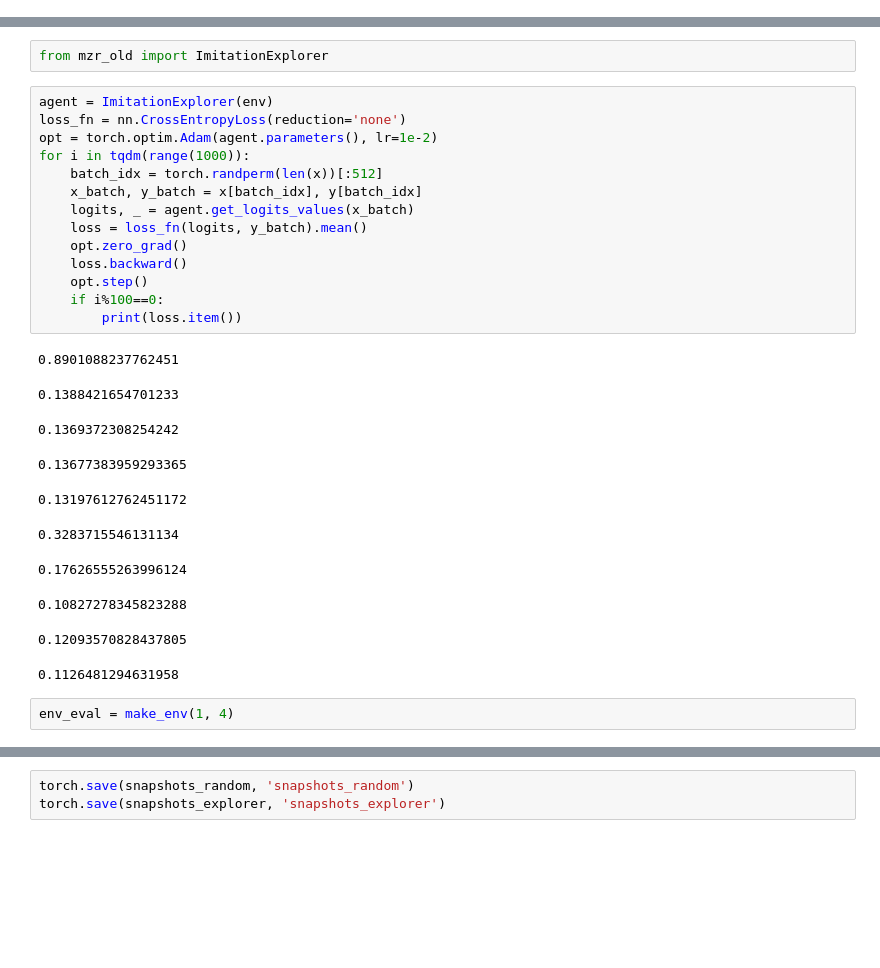
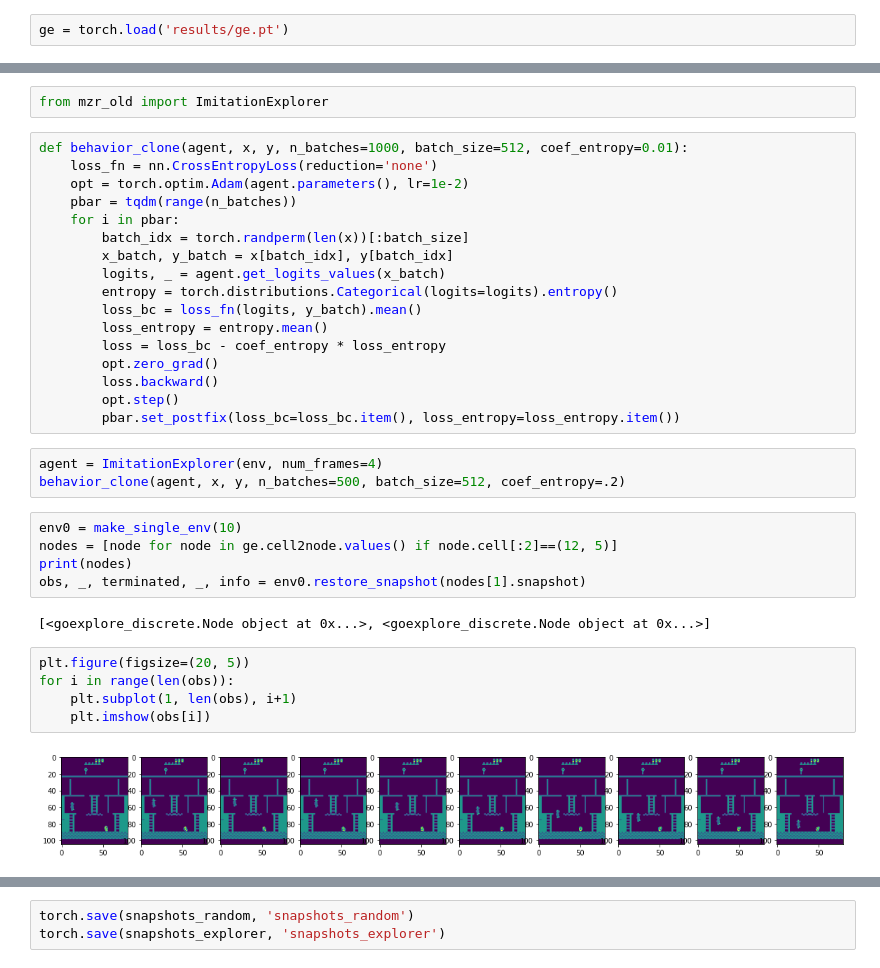
Before and after one commit to akarshkumar0101/exploration-generalization, a Jupyter notebook: mzr.ipynb, the cells around one changed output, grey strips where cells are left out. Saved outputs shown, nothing was run; the diff lists cells and outputs as text; blank space fills up the shorter version.

```diff
--- a/mzr.ipynb
+++ b/mzr.ipynb
@@ -237 +189,3 @@ env_temp = make_single_env(4)
+# %%
+ge = torch.load('results/ge.pt')
 # %%
@@ -260,29 +218,36 @@ x.shape, y.shape
 # %%
 from mzr_old import ImitationExplorer
 # %%
-agent = ImitationExplorer(env)
-loss_fn = nn.CrossEntropyLoss(reduction='none')
-opt = torch.optim.Adam(agent.parameters(), lr=1e-2)
-for i in tqdm(range(1000)):
-    batch_idx = torch.randperm(len(x))[:512]
-    x_batch, y_batch = x[batch_idx], y[batch_idx]
-    logits, _ = agent.get_logits_values(x_batch)
-    loss = loss_fn(logits, y_batch).mean()
-    opt.zero_grad()
-    loss.backward()
-    opt.step()
-    if i%100==0:
-        print(loss.item())
+def behavior_clone(agent, x, y, n_batches=1000, batch_size=512, coef_entropy=0.01):
+    loss_fn = nn.CrossEntropyLoss(reduction='none')
+    opt = torch.optim.Adam(agent.parameters(), lr=1e-2)
+    pbar = tqdm(range(n_batches))
+    for i in pbar:
+        batch_idx = torch.randperm(len(x))[:batch_size]
+        x_batch, y_batch = x[batch_idx], y[batch_idx]
+        logits, _ = agent.get_logits_values(x_batch)
+        entropy = torch.distributions.Categorical(logits=logits).entropy()
+        loss_bc = loss_fn(logits, y_batch).mean()
+        loss_entropy = entropy.mean()
+        loss = loss_bc - coef_entropy * loss_entropy
+        opt.zero_grad()
+        loss.backward()
+        opt.step()
+        pbar.set_postfix(loss_bc=loss_bc.item(), loss_entropy=loss_entropy.item())
-# %% [output]
-0.8901088237762451
-0.1388421654701233
-0.1369372308254242
-0.13677383959293365
-0.13197612762451172
-0.3283715546131134
-0.17626555263996124
-0.10827278345823288
-0.12093570828437805
-0.1126481294631958
-# %%
-env_eval = make_env(1, 4)
+# %%
+agent = ImitationExplorer(env, num_frames=4)
+behavior_clone(agent, x, y, n_batches=500, batch_size=512, coef_entropy=.2)
+# %%
+env0 = make_single_env(10)
+nodes = [node for node in ge.cell2node.values() if node.cell[:2]==(12, 5)]
+print(nodes)
+obs, _, terminated, _, info = env0.restore_snapshot(nodes[1].snapshot)
+# %% [output]
+[<goexplore_discrete.Node object at 0x...>, <goexplore_discrete.Node object at 0x...>]
+# %%
+plt.figure(figsize=(20, 5))
+for i in range(len(obs)):
+    plt.subplot(1, len(obs), i+1)
+    plt.imshow(obs[i])
+# %% [output]
+[figure, added]
```
Also changed, not shown: parts of 24 cells of this notebook, 4 other files.
